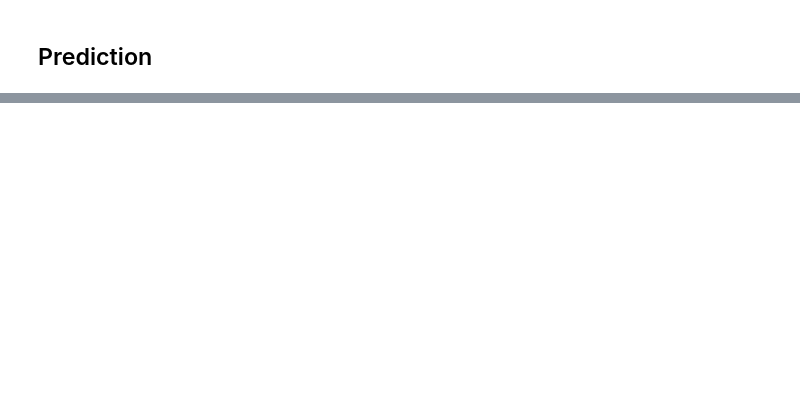
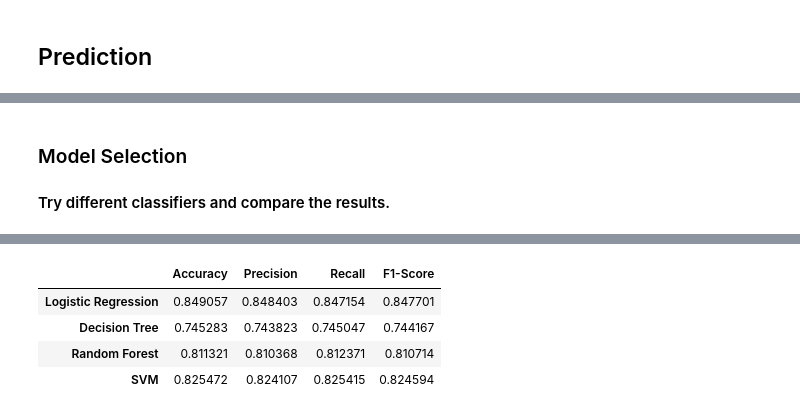
Before and after one commit to marbrex/tiw-data-analysis-project, a Jupyter notebook: descript-data.ipynb, the cells around one changed output, grey strips where cells are left out. Saved outputs shown, nothing was run; the diff lists cells and outputs as text; code cells hidden in the pictures; blank space fills up the shorter version.

```diff
--- a/descript-data.ipynb
+++ b/descript-data.ipynb
@@ -651,0 +713,18 @@ g2.map(sns.histplot, "thalachh", kde=True)
+# %%
+# Preprocessing pipeline for CONTINUOUS variables
+preprocessor_con = Pipeline([
+    ('imputer', SimpleImputer(strategy='median')),
+    ('scaler',  StandardScaler())
+])
+
+# Preprocessing pipeline for CATEGORICAL variables
+preprocessor_cat = Pipeline([
+    ('imputer', SimpleImputer(strategy='most_frequent')),
+    ('encoder', OneHotEncoder(handle_unknown='ignore'))
+])
+
+# Combine the 2 preprocessing pipelines into one
+preprocessor = ColumnTransformer([
+    ('num', preprocessor_con, CONTINUOUS),
+    ('cat', preprocessor_cat, CATEGORICAL)
+])
@@ -651,0 +779,47 @@ g2.map(sns.histplot, "thalachh", kde=True)
+# %% [markdown]
+### Model Selection
+
+#### Try different classifiers and compare the results.
+# %%
+# Declare classifiers to try
+classifiers = {
+    'Logistic Regression':  LogisticRegression(),
+    'Decision Tree':        DecisionTreeClassifier(criterion='gini', max_depth=10),
+    'Random Forest':        RandomForestClassifier(random_state=SEED),
+    'SVM':                  SVC(random_state=SEED)
+}
+
+# Main ML pipeline
+pipeline = Pipeline([
+    ('preprocessor', preprocessor),
+    ('classifier',   None) # placeholder for the classifiers
+])
+
+clf_perfs = []
+
+# Predict using each classifier with X-Validation
+for key, val in classifiers.items():
+
+    pipeline.set_params(classifier=val)
+    predictions = cross_val_predict(
+        pipeline,
+        X_train, y_train,
+        cv = StratifiedKFold(n_splits=5, shuffle=True, random_state=SEED),
+        n_jobs = -1
+    )
+
+    print(key)
+    print(classification_report(y_train, predictions, target_names=['Not Likely', 'Likely'], digits=3))
+
+    accuracy = accuracy_score(y_train, predictions)
+    metrics = precision_recall_fscore_support(y_train, predictions, average='macro')
+    clf_perfs.append((accuracy, *metrics))
+
+col_clf_perfs = ['Accuracy', 'Precision', 'Recall', 'F1-Score', 'Support']
+idx_clf_perfs = classifiers.keys()
+
+df_clf_perfs = pd.DataFrame(data=clf_perfs, columns=col_clf_perfs, index=idx_clf_perfs)
+
+print('Overall scores (with "macro" average):')
+df_clf_perfs.drop(columns='Support')
+# %% [output]
@@ -651,0 +843,5 @@ g2.map(sns.histplot, "thalachh", kde=True)
+|  | Accuracy | Precision | Recall | F1-Score |
+| Logistic Regression | 0.849057 | 0.848403 | 0.847154 | 0.847701 |
+| Decision Tree | 0.745283 | 0.743823 | 0.745047 | 0.744167 |
+| Random Forest | 0.811321 | 0.810368 | 0.812371 | 0.810714 |
+| SVM | 0.825472 | 0.824107 | 0.825415 | 0.824594 |
```
Also changed, not shown: parts of 41 cells of this notebook.
